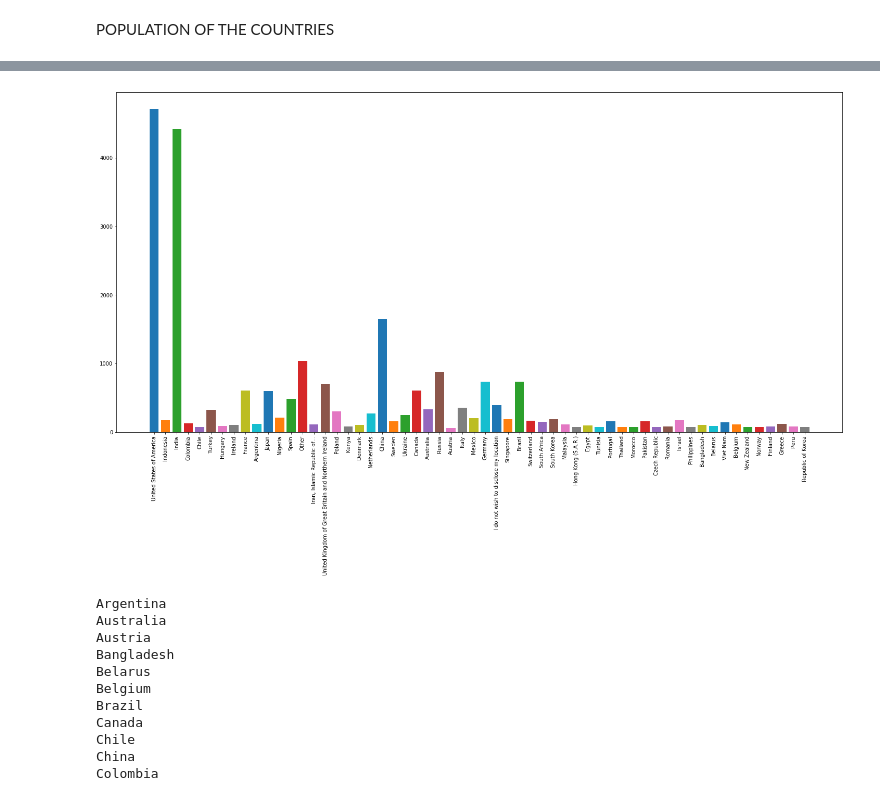
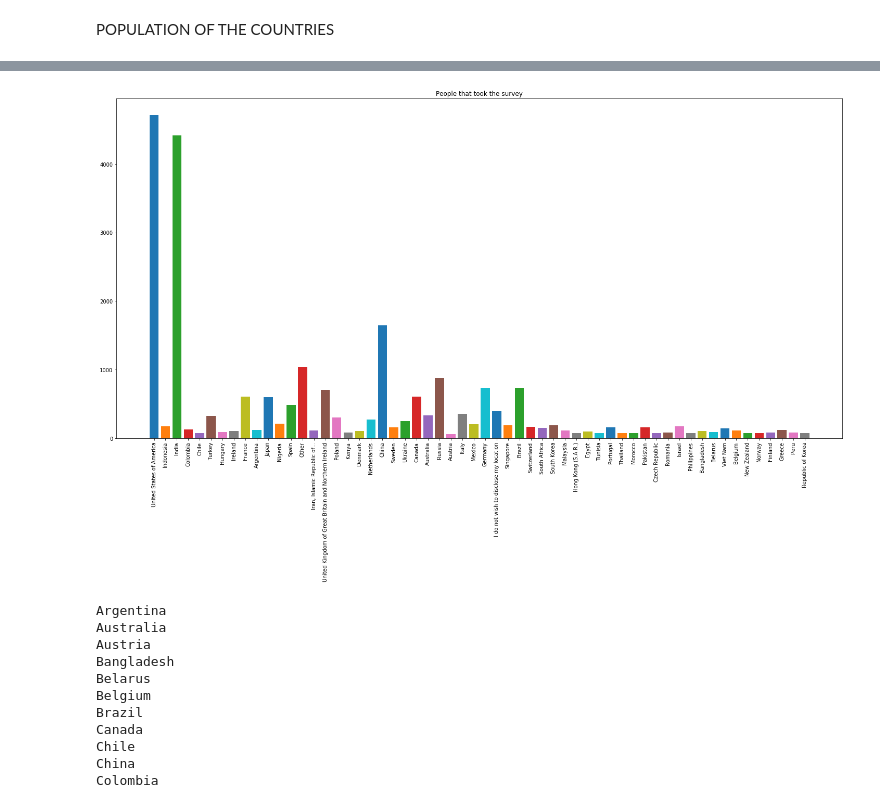
Before and after one commit to mariohenao/MarioHenao_Final, a Jupyter notebook: final.ipynb, the cells around one changed output, grey strips where cells are left out. Drawn from its saved outputs; the diff is of its cells as text; code cells hidden in the pictures.

```diff
--- a/final.ipynb
+++ b/final.ipynb
@@ -44,11 +45,12 @@ plt.show()
 # %%
 plt.figure(figsize=(25,12))
 for i in Counter(data1["Q3"]):
     plt.bar(i,Counter(data1["Q3"])[i])
 plt.xticks(rotation=90)
+plt.title('People that took the survey')
 plt.show()
 # %% [output]
-[figure, old version]
+[figure, new version]
 # %%
 for i in pop_data['Country Name']:
     if i in Counter(data1['Q3']):
```
Also changed, not shown: parts of 1 cell of this notebook.
